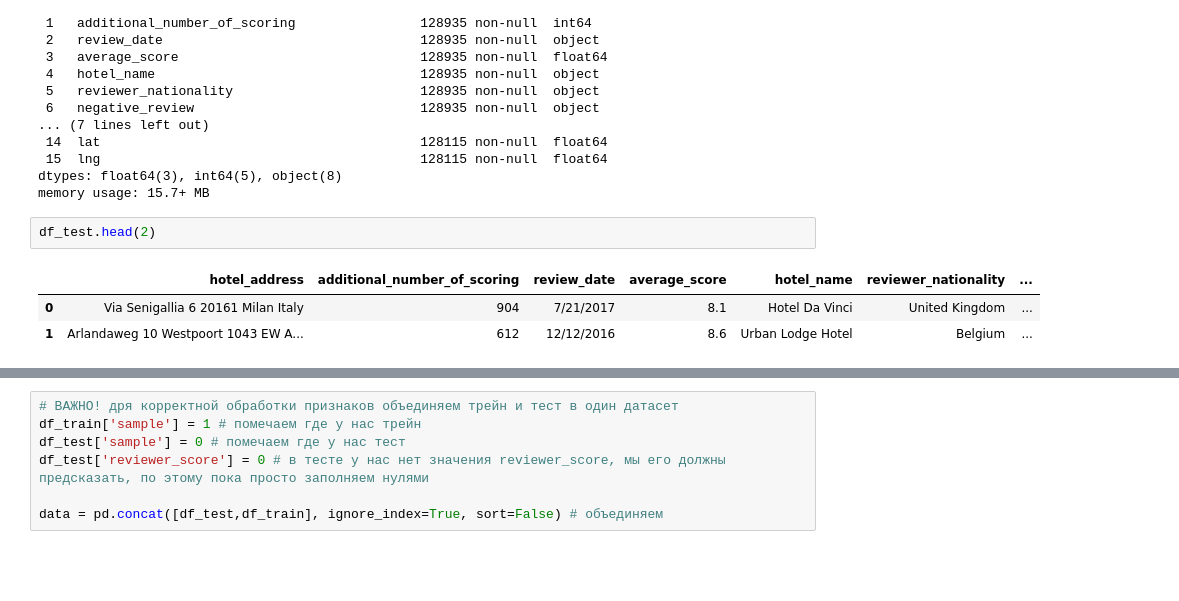
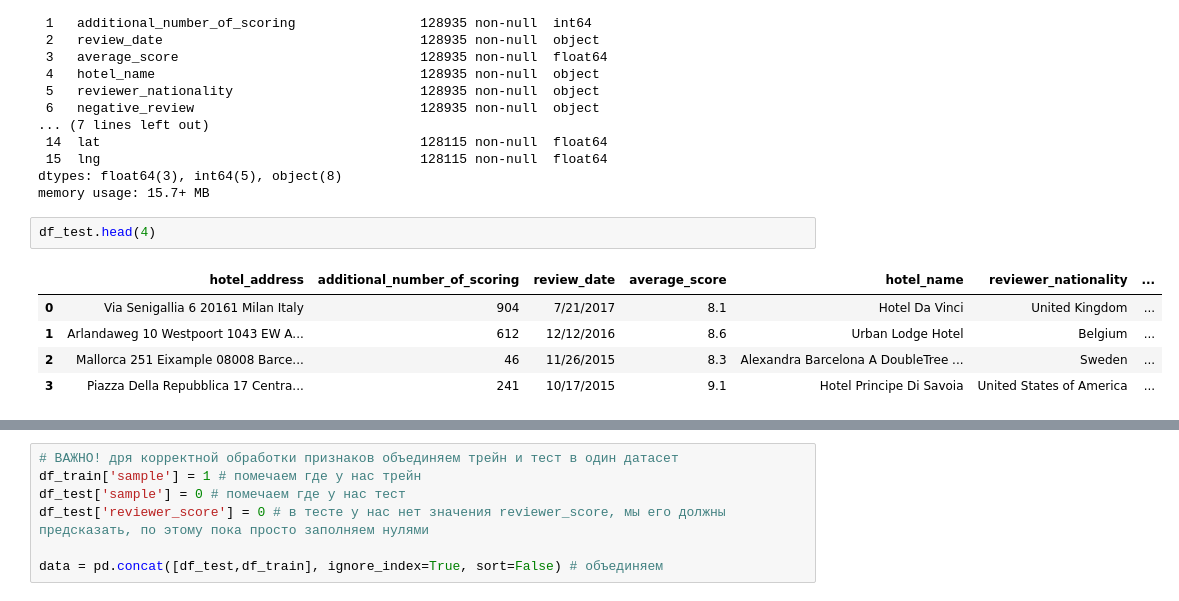
Before and after one commit to vokhmianin-da/Project-3-Holels-for-Kaggle, a Jupyter notebook: Project 3 Hotels.ipynb, the cells around one changed output, grey strips where cells are left out. Saved outputs shown, nothing was run; the diff lists cells and outputs as text; blank space fills up the shorter version.

```diff
--- a/Project 3 Hotels.ipynb
+++ b/Project 3 Hotels.ipynb
@@ -90,11 +92,13 @@ Data columns (total 16 columns):
 dtypes: float64(3), int64(5), object(8)
 memory usage: 15.7+ MB
 # %%
-df_test.head(2)
+df_test.head(4)
 # %% [output]
 |  | hotel_address | additional_number_of_scoring | review_date | average_score | hotel_name | reviewer_nationality | ... |
 | 0 | Via Senigallia 6 20161 Milan Italy | 904 | 7/21/2017 | 8.1 | Hotel Da Vinci | United Kingdom | ... |
 | 1 | Arlandaweg 10 Westpoort 1043 EW A... | 612 | 12/12/2016 | 8.6 | Urban Lodge Hotel | Belgium | ... |
+| 2 | Mallorca 251 Eixample 08008 Barce... | 46 | 11/26/2015 | 8.3 | Alexandra Barcelona A DoubleTree ... | Sweden | ... |
+| 3 | Piazza Della Repubblica 17 Centra... | 241 | 10/17/2015 | 9.1 | Hotel Principe Di Savoia | United States of America | ... |
 # %%
 sample_submission.head(2)
 # %% [output]
```
Also changed, not shown: parts of 9 cells of this notebook.
